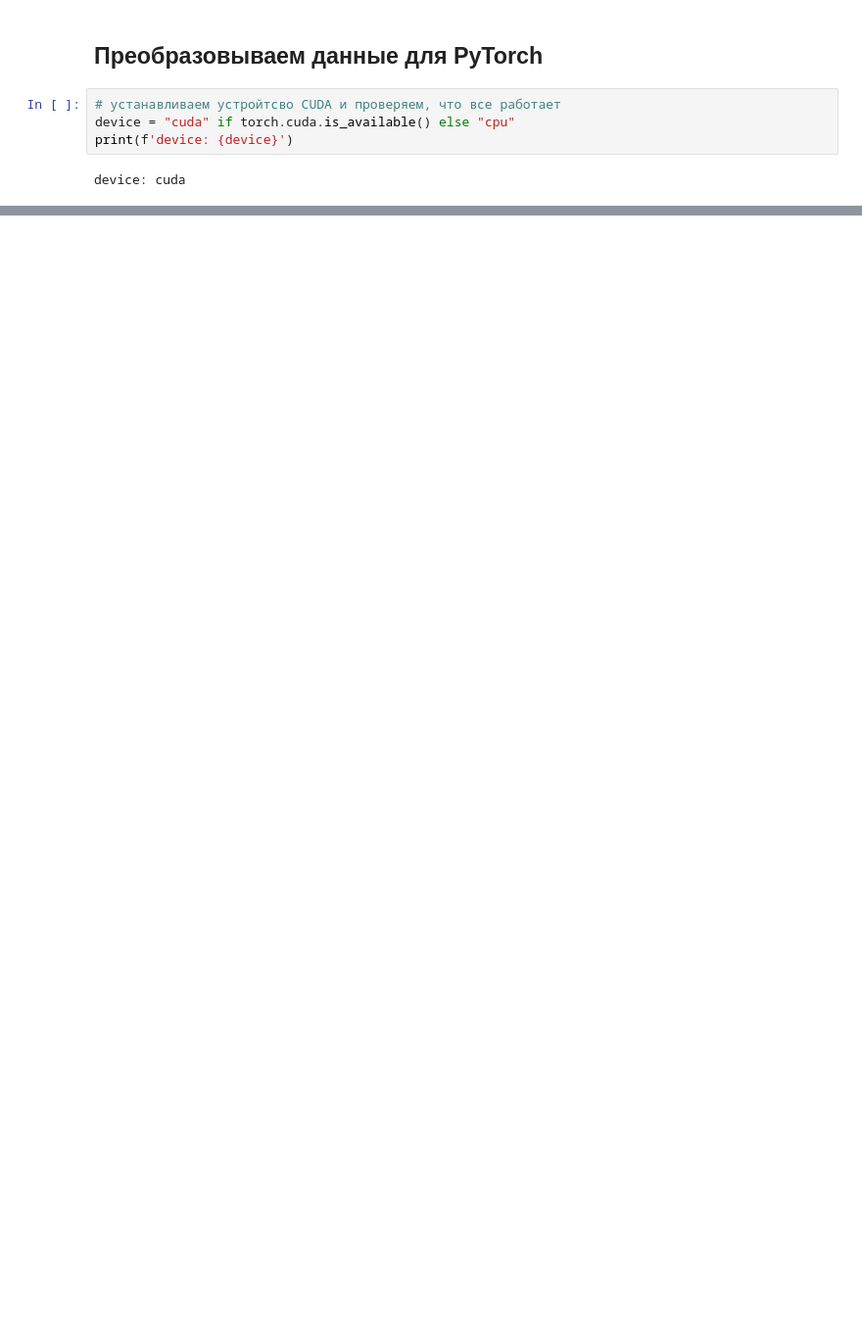
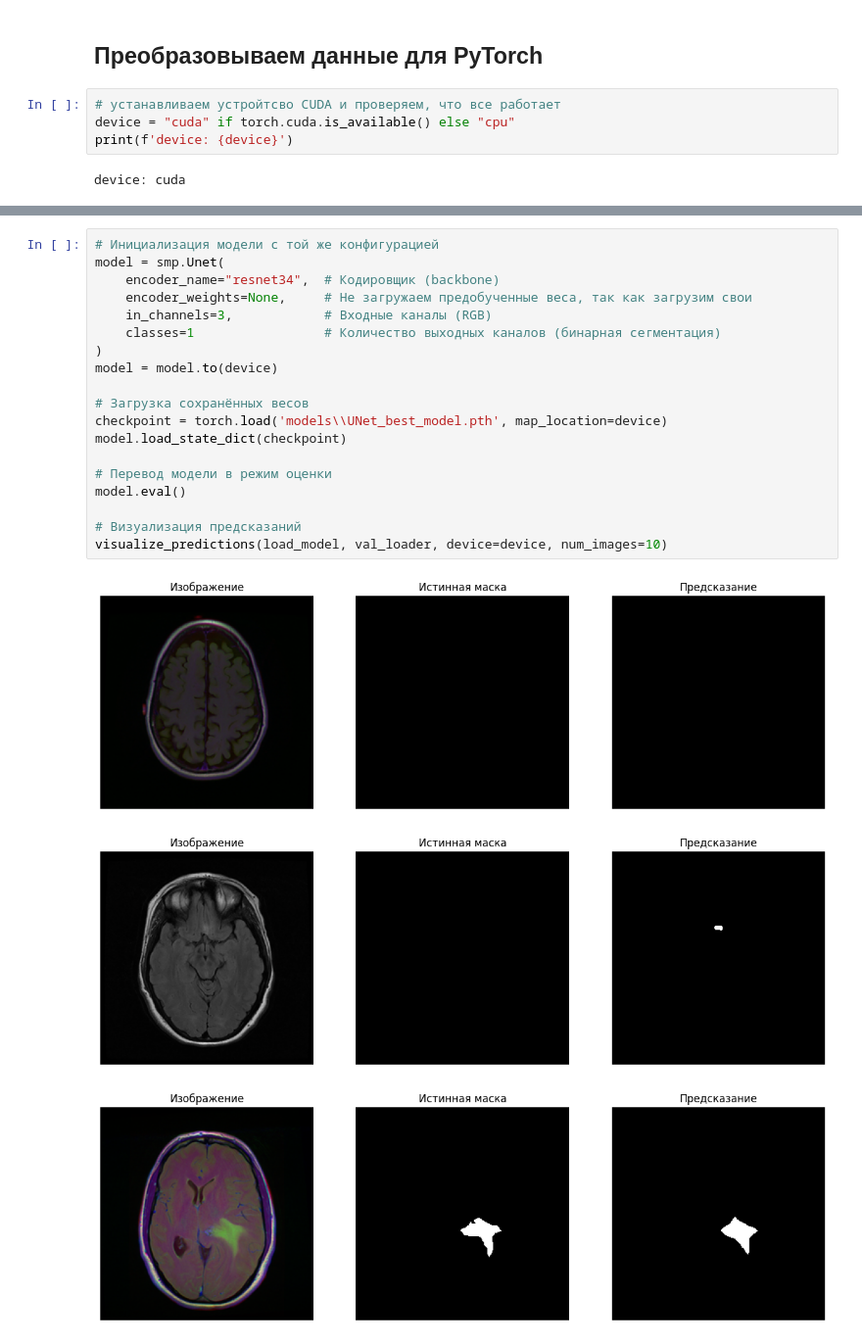
Before and after one commit to AllPri/Brain_MRI, a Jupyter notebook: notebook.ipynb, the cells around one changed output, grey strips where cells are left out. Shown at 98% size. Cells and saved outputs as stored; diff of their text form; blank space fills up the shorter version.

```diff
--- a/notebook.ipynb
+++ b/notebook.ipynb
@@ -132,0 +165,23 @@ visualize_predictions(load_model, val_loader, device=device, num_images=10)
+# %%
+# Инициализация модели с той же конфигурацией
+model = smp.Unet(
+    encoder_name="resnet34",  # Кодировщик (backbone)
+    encoder_weights=None,     # Не загружаем предобученные веса, так как загрузим свои
+    in_channels=3,            # Входные каналы (RGB)
+    classes=1                 # Количество выходных каналов (бинарная сегментация)
+)
+model = model.to(device)
+
+# Загрузка сохранённых весов
+checkpoint = torch.load('models\\UNet_best_model.pth', map_location=device)
+model.load_state_dict(checkpoint)
+
+# Перевод модели в режим оценки
+model.eval()
+
+# Визуализация предсказаний
+visualize_predictions(load_model, val_loader, device=device, num_images=10)
+# %% [output]
+[figure, added]
+[figure, added]
+[figure, added]
```
Also changed, not shown: parts of 15 cells of this notebook, 4 other files.
